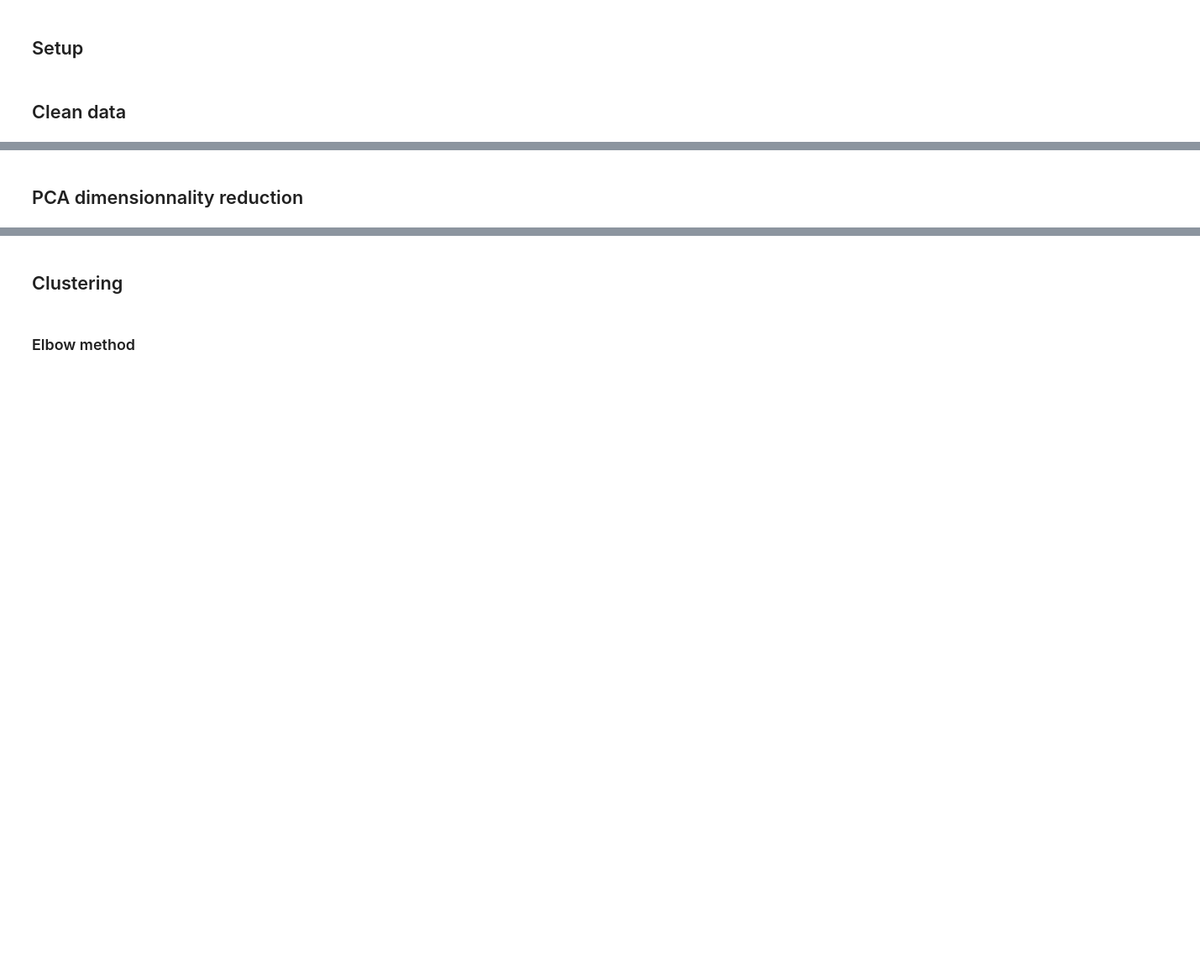
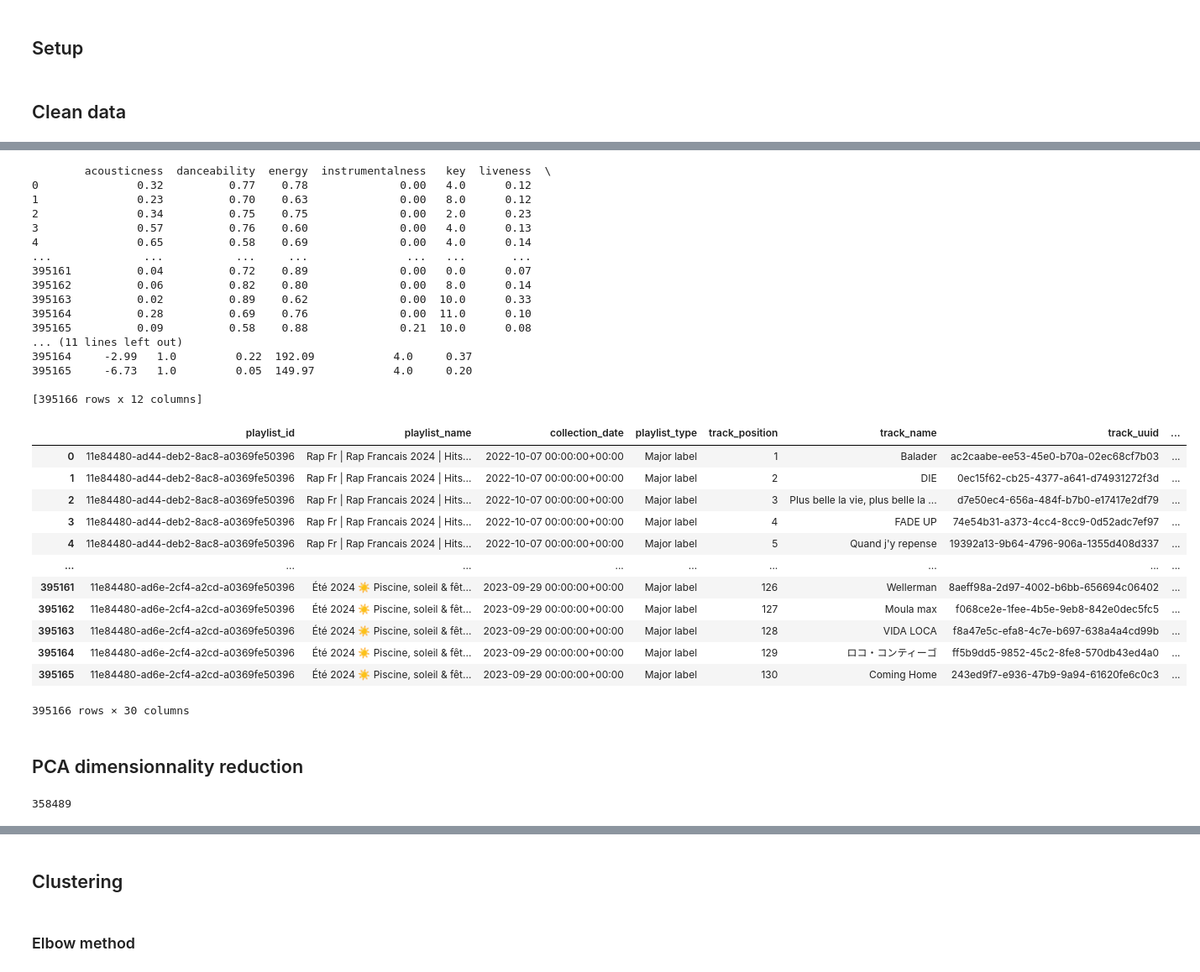
Before and after one commit to julienmbarki/article-diversity-editorial, a Jupyter notebook: data_management/data_management.ipynb, the cells around one changed output, grey strips where cells are left out. Shown at 84% size. Cells and saved outputs as stored; diff of their text form; code cells hidden in the pictures; blank space fills up the shorter version.

Commit message:
data manangement 01-30

```diff
--- a/data_management/data_management.ipynb
+++ b/data_management/data_management.ipynb
@@ -23,7 +23,7 @@ from sklearn.metrics import pairwise_distances
 from tqdm import tqdm
 # %%
 # Load data
-df = pd.read_csv('/Users/julienmbarki/Documents/Doctorat/Publications/Article 2/Data/Code/data_management/db_soundcharts/editorial_tracks_info_21-22.csv')
+df = pd.read_csv('/Users/julienmbarki/Documents/Doctorat/Publications/Article 2/Data/Code/data_management/db_soundcharts/major_tracks_info_22-23.csv')
 # %% [markdown]
 ## Clean data
 # %%
@@ -42,34 +56,65 @@ display(df_weekly)
 # %%
 # Normalize track_features
 # Convert track features to dict
 def string_to_list(s):
     try:
         return ast.literal_eval(s)
     except (ValueError, SyntaxError):
         return []
 
 df_weekly['track_features'] = df_weekly['track_features'].apply(string_to_list)
 df_weekly['track_features'] = df_weekly['track_features'].apply(dict)
 
 # Normalize features
 df_features = pd.json_normalize(df_weekly['track_features'])
 print(df_features)
 
 # Concatenate the new columns back to the original DataFrame
 df_final = pd.concat(
     [df_weekly.reset_index(drop=True), df_features.reset_index(drop=True)],
     axis=1
 )
 df_final.drop(columns='track_features', inplace=True)
 
 # Print and export data
-df_final.to_csv('editorial_tracks_info_21-22_weekly_normalized.csv', index=False)
+df_final.to_csv('major_tracks_info_22-23_weekly_normalized.csv', index=False)
 display(df_final)
+# %% [output]
+        acousticness  danceability  energy  instrumentalness   key  liveness  \
+0               0.32          0.77    0.78              0.00   4.0      0.12
+1               0.23          0.70    0.63              0.00   8.0      0.12
+2               0.34          0.75    0.75              0.00   2.0      0.23
+3               0.57          0.76    0.60              0.00   4.0      0.13
+4               0.65          0.58    0.69              0.00   4.0      0.14
+...              ...           ...     ...               ...   ...       ...
+395161          0.04          0.72    0.89              0.00   0.0      0.07
+395162          0.06          0.82    0.80              0.00   8.0      0.14
+395163          0.02          0.89    0.62              0.00  10.0      0.33
+395164          0.28          0.69    0.76              0.00  11.0      0.10
+395165          0.09          0.58    0.88              0.21  10.0      0.08
+... (11 lines left out)
+395164     -2.99   1.0         0.22  192.09            4.0     0.37
+395165     -6.73   1.0         0.05  149.97            4.0     0.20
+
+[395166 rows x 12 columns]
+|  | playlist_id | playlist_name | collection_date | playlist_type | track_position | track_name | track_uuid | ... |
+| 0 | 11e84480-ad44-deb2-8ac8-a0369fe50396 | Rap Fr | Rap Francais 2024 | Hits... | 2022-10-07 00:00:00+00:00 | Major label | 1 | Balader | ac2caabe-ee53-45e0-b70a-02ec68cf7b03 | ... |
+| 1 | 11e84480-ad44-deb2-8ac8-a0369fe50396 | Rap Fr | Rap Francais 2024 | Hits... | 2022-10-07 00:00:00+00:00 | Major label | 2 | DIE | 0ec15f62-cb25-4377-a641-d74931272f3d | ... |
+| 2 | 11e84480-ad44-deb2-8ac8-a0369fe50396 | Rap Fr | Rap Francais 2024 | Hits... | 2022-10-07 00:00:00+00:00 | Major label | 3 | Plus belle la vie, plus belle la ... | d7e50ec4-656a-484f-b7b0-e17417e2df79 | ... |
+| 3 | 11e84480-ad44-deb2-8ac8-a0369fe50396 | Rap Fr | Rap Francais 2024 | Hits... | 2022-10-07 00:00:00+00:00 | Major label | 4 | FADE UP | 74e54b31-a373-4cc4-8cc9-0d52adc7ef97 | ... |
+| 4 | 11e84480-ad44-deb2-8ac8-a0369fe50396 | Rap Fr | Rap Francais 2024 | Hits... | 2022-10-07 00:00:00+00:00 | Major label | 5 | Quand j'y repense | 19392a13-9b64-4796-906a-1355d408d337 | ... |
+| ... | ... | ... | ... | ... | ... | ... | ... | ... |
+| 395161 | 11e84480-ad6e-2cf4-a2cd-a0369fe50396 | Été 2024 ☀️ Piscine, soleil & fêt... | 2023-09-29 00:00:00+00:00 | Major label | 126 | Wellerman | 8aeff98a-2d97-4002-b6bb-656694c06402 | ... |
+| 395162 | 11e84480-ad6e-2cf4-a2cd-a0369fe50396 | Été 2024 ☀️ Piscine, soleil & fêt... | 2023-09-29 00:00:00+00:00 | Major label | 127 | Moula max | f068ce2e-1fee-4b5e-9eb8-842e0dec5fc5 | ... |
+| 395163 | 11e84480-ad6e-2cf4-a2cd-a0369fe50396 | Été 2024 ☀️ Piscine, soleil & fêt... | 2023-09-29 00:00:00+00:00 | Major label | 128 | VIDA LOCA | f8a47e5c-efa8-4c7e-b697-638a4a4cd99b | ... |
+| 395164 | 11e84480-ad6e-2cf4-a2cd-a0369fe50396 | Été 2024 ☀️ Piscine, soleil & fêt... | 2023-09-29 00:00:00+00:00 | Major label | 129 | ロコ・コンティーゴ | ff5b9dd5-9852-45c2-8fe8-570db43ed4a0 | ... |
+| 395165 | 11e84480-ad6e-2cf4-a2cd-a0369fe50396 | Été 2024 ☀️ Piscine, soleil & fêt... | 2023-09-29 00:00:00+00:00 | Major label | 130 | Coming Home | 243ed9f7-e936-47b9-9a94-61620fe6c0c3 | ... |
+395166 rows × 30 columns
 # %% [markdown]
 ## PCA dimensionnality reduction
 # %%
 # Load data
-df = pd.read_csv('editorial_tracks_info_21-22_weekly_normalized.csv')
+df = pd.read_csv('major_tracks_info_22-23_weekly_normalized.csv')
 
 # Drop NAs
 selected_columns = [
@@ -82,6 +127,8 @@ print(len(df))
 
 # Group by playlist_name
 groups = df.groupby(['playlist_name', 'collection_date'], as_index=False)
+# %% [output]
+358489
 # %%
 # Select the number of components
 scaler = MinMaxScaler()
```
Also changed, not shown: parts of 4 cells of this notebook, 5 other files.
